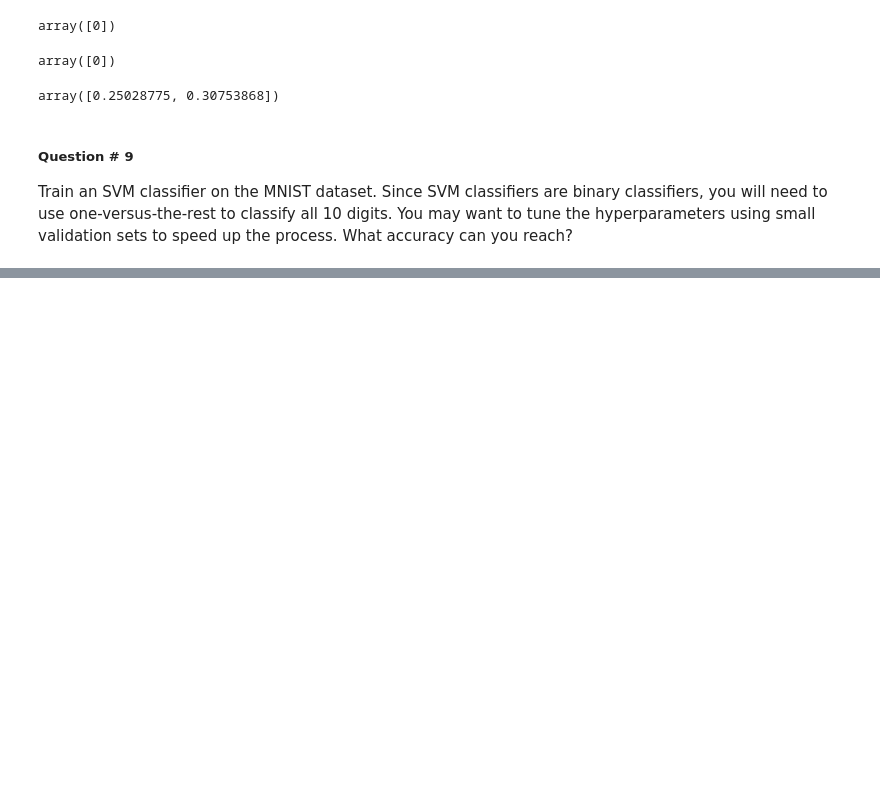
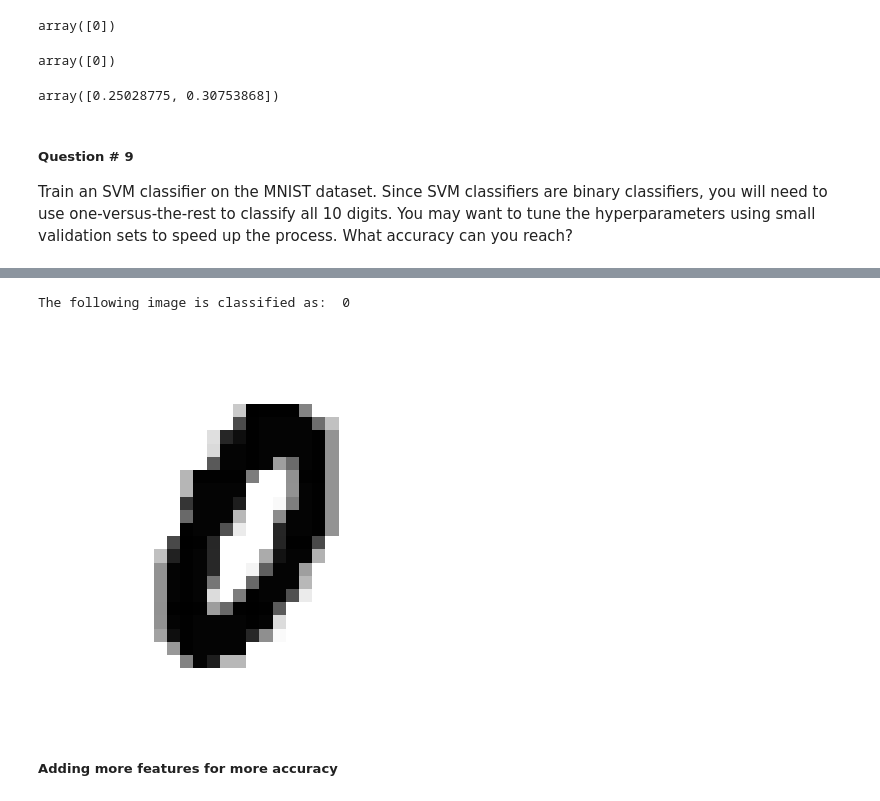
Before and after one commit to tahaftm/Hands-On-Machine-Learning-With-Scikit-Learn-and-Tensorflow, a Jupyter notebook: Chapter 5/Exercises/Solution.ipynb, the cells around one changed output, grey strips where cells are left out. Saved outputs shown, nothing was run; the diff lists cells and outputs as text; code cells hidden in the pictures; blank space fills up the shorter version.

```diff
--- a/Chapter 5/Exercises/Solution.ipynb
+++ b/Chapter 5/Exercises/Solution.ipynb
@@ -95,0 +130,7 @@ mnist = fetch_openml('mnist_784', version=1)
+# %%
+draw_image(34)
+# %% [output]
+The following image is classified as:  0
+[figure, added]
+# %% [markdown]
+##### Adding more features for more accuracy
```
Also changed, not shown: parts of 8 cells of this notebook.
